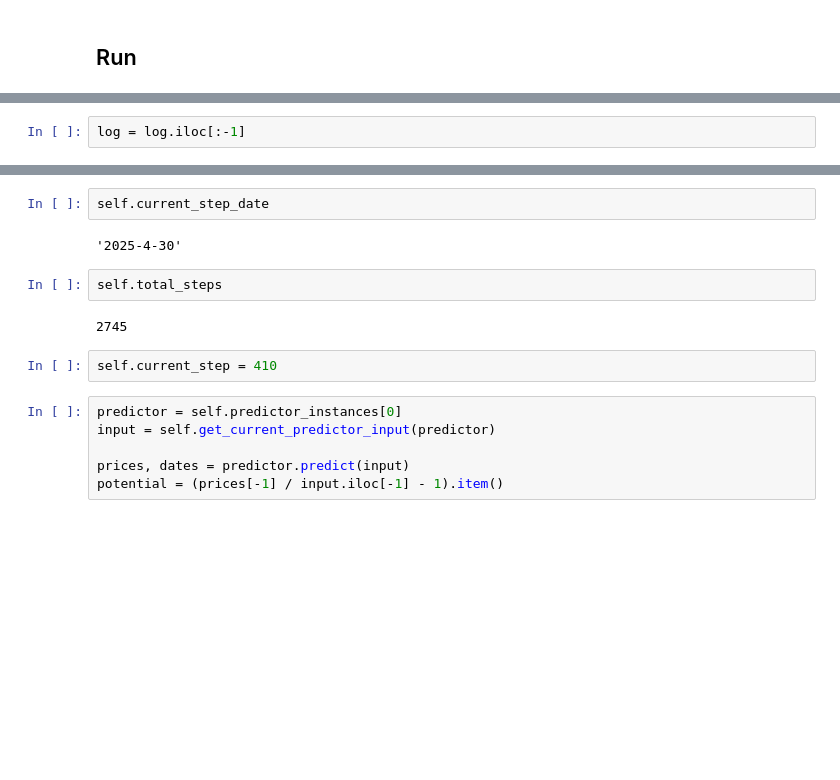
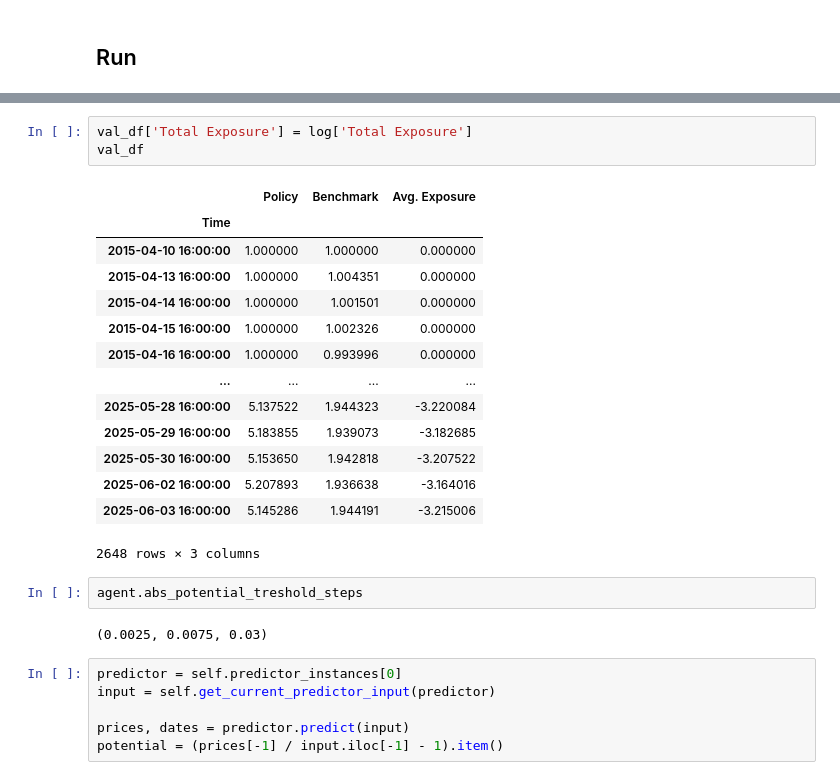
Before and after one commit to paulruesing/hybrid-rl-index-trading, a Jupyter notebook: notebooks/agent_dev.ipynb, the cells around one changed output, grey strips where cells are left out. Saved outputs shown, nothing was run; the diff lists cells and outputs as text; blank space fills up the shorter version.

```diff
--- a/notebooks/agent_dev.ipynb
+++ b/notebooks/agent_dev.ipynb
@@ -1344,3 +426 @@ log
-# %%
-log = log.iloc[:-1]
 # %%
@@ -1363,13 +470,25 @@ NameError: name 'pd' is not defined
-# %%
-self.current_step_date
-# %% [output]
-'2025-4-30'
-# %%
-self.total_steps
-# %% [output]
-2745
-# %%
-self.current_step = 410
+# %%
+val_df['Total Exposure'] = log['Total Exposure']
+val_df
+# %% [output]
+|  | Policy | Benchmark | Avg. Exposure |
+| Time |  |  |  |
+| 2015-04-10 16:00:00 | 1.000000 | 1.000000 | 0.000000 |
+| 2015-04-13 16:00:00 | 1.000000 | 1.004351 | 0.000000 |
+| 2015-04-14 16:00:00 | 1.000000 | 1.001501 | 0.000000 |
+| 2015-04-15 16:00:00 | 1.000000 | 1.002326 | 0.000000 |
+| 2015-04-16 16:00:00 | 1.000000 | 0.993996 | 0.000000 |
+| ... | ... | ... | ... |
+| 2025-05-28 16:00:00 | 5.137522 | 1.944323 | -3.220084 |
+| 2025-05-29 16:00:00 | 5.183855 | 1.939073 | -3.182685 |
+| 2025-05-30 16:00:00 | 5.153650 | 1.942818 | -3.207522 |
+| 2025-06-02 16:00:00 | 5.207893 | 1.936638 | -3.164016 |
+| 2025-06-03 16:00:00 | 5.145286 | 1.944191 | -3.215006 |
+2648 rows × 3 columns
+# %%
+agent.abs_potential_treshold_steps
+# %% [output]
+(0.0025, 0.0075, 0.03)
 # %%
 predictor = self.predictor_instances[0]
 input = self.get_current_predictor_input(predictor)
```
Also changed, not shown: parts of 31 cells of this notebook.
